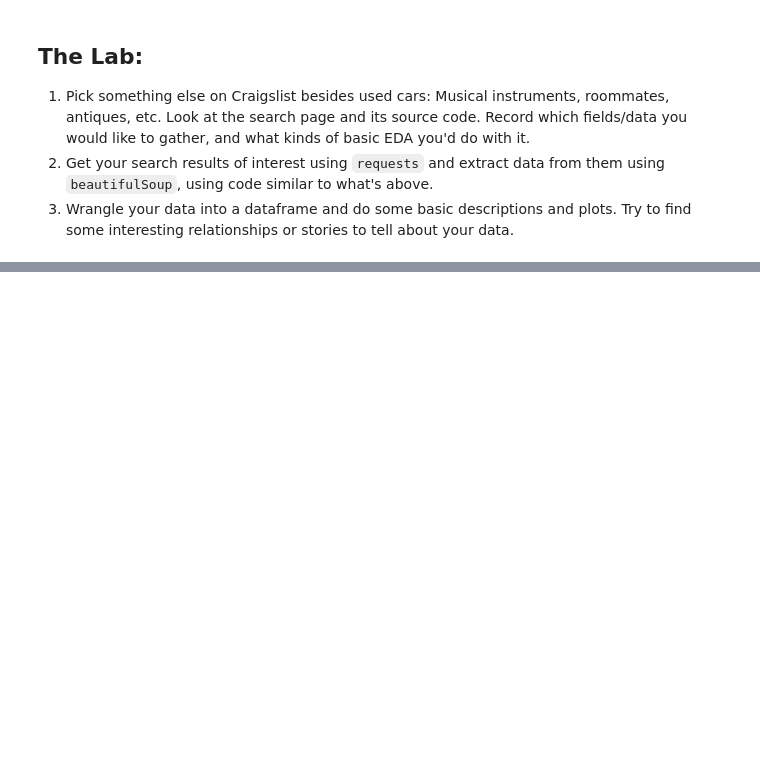
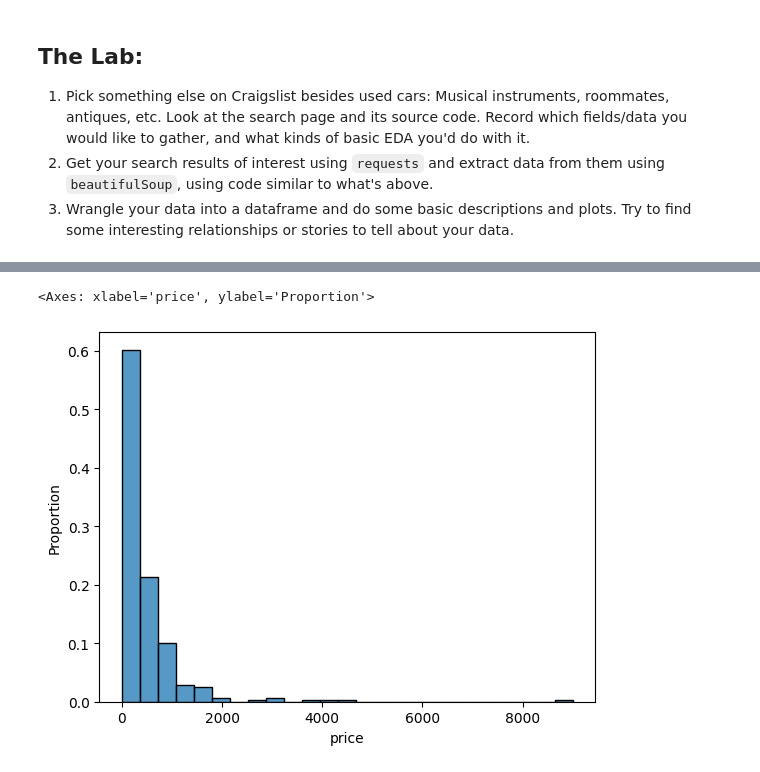
Before and after one commit to teaganabritten/wranglingfork, a Jupyter notebook: lab/lab_notebook.ipynb, the cells around one changed output, grey strips where cells are left out. Drawn from its saved outputs; the diff is of its cells as text; code cells hidden in the pictures; blank space fills up the shorter version.

```diff
--- a/lab/lab_notebook.ipynb
+++ b/lab/lab_notebook.ipynb
@@ -306,0 +312,5 @@ Name: age, dtype: float64
+# %%
+sns.histplot(df2['price'],bins=25,stat='proportion')
+# %% [output]
+<Axes: xlabel='price', ylabel='Proportion'>
+[figure, added]
```
Also changed, not shown: parts of 7 cells of this notebook.
